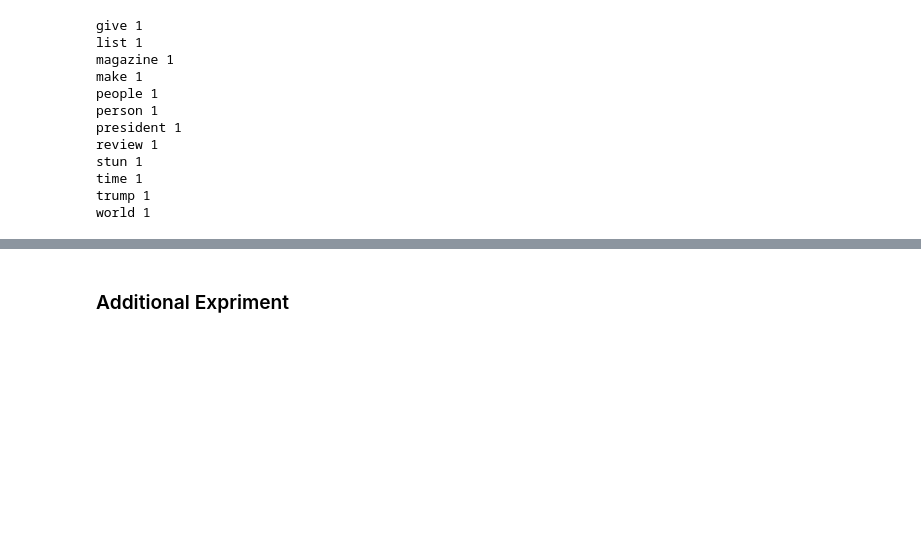
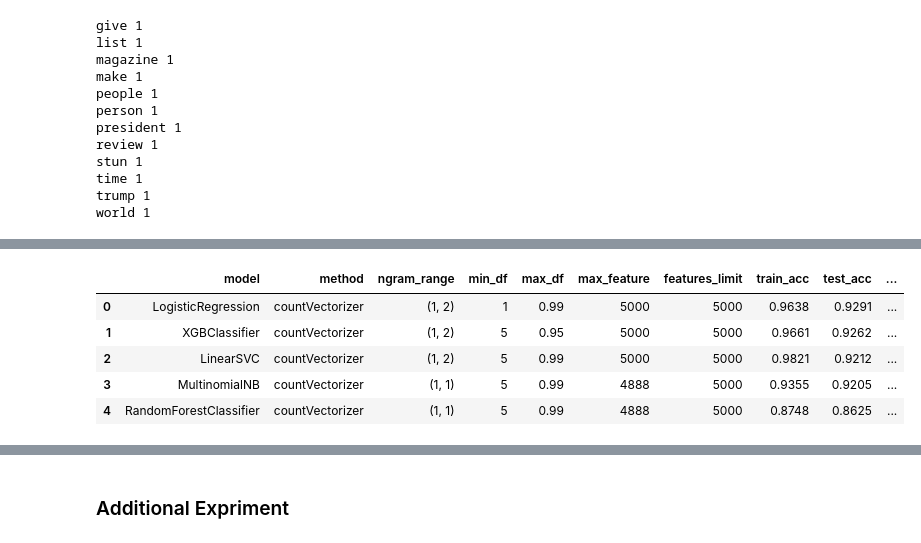
Before and after one commit to harmandeep2993/fake-news-detection-nlp, a Jupyter notebook: notebooks/experimentsBOW.ipynb, the cells around one changed output, grey strips where cells are left out. Cells and saved outputs as stored; diff of their text form; code cells hidden in the pictures; blank space fills up the shorter version.

```diff
--- a/notebooks/experimentsBOW.ipynb
+++ b/notebooks/experimentsBOW.ipynb
@@ -283,0 +233,9 @@ plt.show()
+# %%
+metrics_df.sort_values(by= 'f1_test', ascending= False).groupby('model').head(1). reset_index(drop='index')
+# %% [output]
+|  | model | method | ngram_range | min_df | max_df | max_feature | features_limit | train_acc | test_acc | ... |
+| 0 | LogisticRegression | countVectorizer | (1, 2) | 1 | 0.99 | 5000 | 5000 | 0.9638 | 0.9291 | ... |
+| 1 | XGBClassifier | countVectorizer | (1, 2) | 5 | 0.95 | 5000 | 5000 | 0.9661 | 0.9262 | ... |
+| 2 | LinearSVC | countVectorizer | (1, 2) | 5 | 0.99 | 5000 | 5000 | 0.9821 | 0.9212 | ... |
+| 3 | MultinomialNB | countVectorizer | (1, 1) | 5 | 0.99 | 4888 | 5000 | 0.9355 | 0.9205 | ... |
+| 4 | RandomForestClassifier | countVectorizer | (1, 1) | 5 | 0.99 | 4888 | 5000 | 0.8748 | 0.8625 | ... |
```
Also changed, not shown: parts of 24 cells of this notebook.
